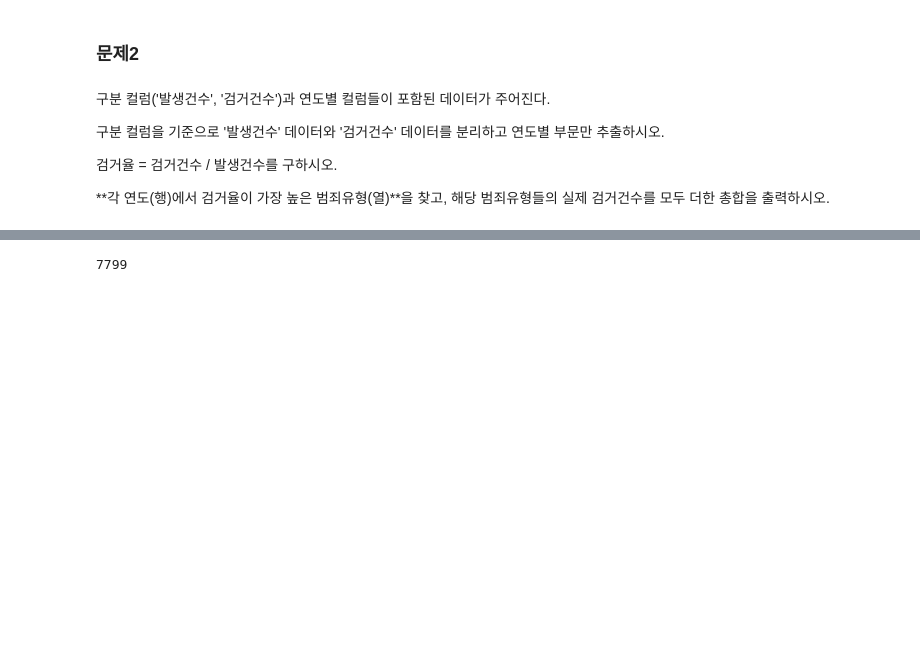
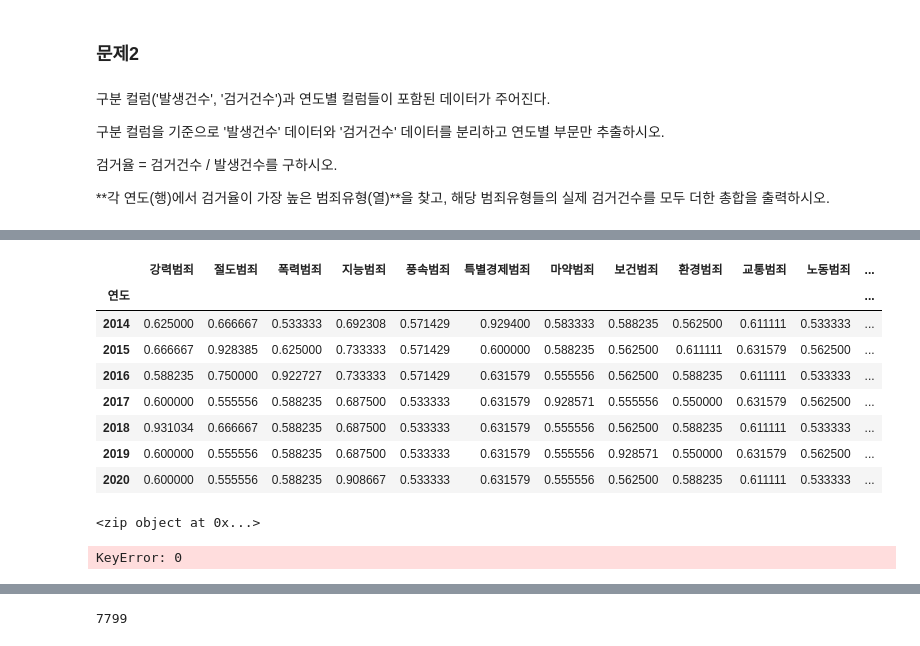
Before and after one commit to sohyun23/Big-Data-Analysis-, a Jupyter notebook: part4/ch9/p9_type1.ipynb, the cells around one changed output, grey strips where cells are left out. Saved outputs shown, nothing was run; the diff lists cells and outputs as text; code cells hidden in the pictures; blank space fills up the shorter version.

```diff
--- a/part4/ch9/p9_type1.ipynb
+++ b/part4/ch9/p9_type1.ipynb
@@ -88,0 +127,8 @@ result
+# %%
+df_occ = df[df['구분'] == '발생건수']
+df_occ = df_occ.drop('구분', axis = 1)
+df_arr = df[df['구분'] == '검거건수']
+df_arr = df_arr.drop('구분', axis = 1)
+print(df_occ)
+print(df_arr)
+print(df_occ.shape, df_arr.shape)
@@ -88,0 +153,28 @@ result
+# %%
+ratio = ((df_arr.groupby('연도').sum())/ (df_occ.groupby('연도').sum()))
+ratio
+# %% [output]
+|  | 강력범죄 | 절도범죄 | 폭력범죄 | 지능범죄 | 풍속범죄 | 특별경제범죄 | 마약범죄 | 보건범죄 | 환경범죄 | 교통범죄 | 노동범죄 | ... |
+| 연도 |  |  |  |  |  |  |  |  |  |  |  | ... |
+| 2014 | 0.625000 | 0.666667 | 0.533333 | 0.692308 | 0.571429 | 0.929400 | 0.583333 | 0.588235 | 0.562500 | 0.611111 | 0.533333 | ... |
+| 2015 | 0.666667 | 0.928385 | 0.625000 | 0.733333 | 0.571429 | 0.600000 | 0.588235 | 0.562500 | 0.611111 | 0.631579 | 0.562500 | ... |
+| 2016 | 0.588235 | 0.750000 | 0.922727 | 0.733333 | 0.571429 | 0.631579 | 0.555556 | 0.562500 | 0.588235 | 0.611111 | 0.533333 | ... |
+| 2017 | 0.600000 | 0.555556 | 0.588235 | 0.687500 | 0.533333 | 0.631579 | 0.928571 | 0.555556 | 0.550000 | 0.631579 | 0.562500 | ... |
+| 2018 | 0.931034 | 0.666667 | 0.588235 | 0.687500 | 0.533333 | 0.631579 | 0.555556 | 0.562500 | 0.588235 | 0.611111 | 0.533333 | ... |
+| 2019 | 0.600000 | 0.555556 | 0.588235 | 0.687500 | 0.533333 | 0.631579 | 0.555556 | 0.928571 | 0.550000 | 0.631579 | 0.562500 | ... |
+| 2020 | 0.600000 | 0.555556 | 0.588235 | 0.908667 | 0.533333 | 0.631579 | 0.555556 | 0.562500 | 0.588235 | 0.611111 | 0.533333 | ... |
+# %%
+best_crime = ratio.idxmax(axis = 1)
+print(best_crime.items())
+
+total_sum = 0
+for i in range(len(best_crime)):
+    crime_type = best_crime[i]  # i번째 행의 1등 범죄유형 문자열
+
+    # df2의 i번째 행, crime_type 열 위치의 실제 검거건수를 정확히 추출
+    total_sum += df2.loc[i, crime_type]
+
+print(int(total_sum))
+# %% [output]
+<zip object at 0x...>
+KeyError: 0
```
Also changed, not shown: parts of 8 cells of this notebook.
